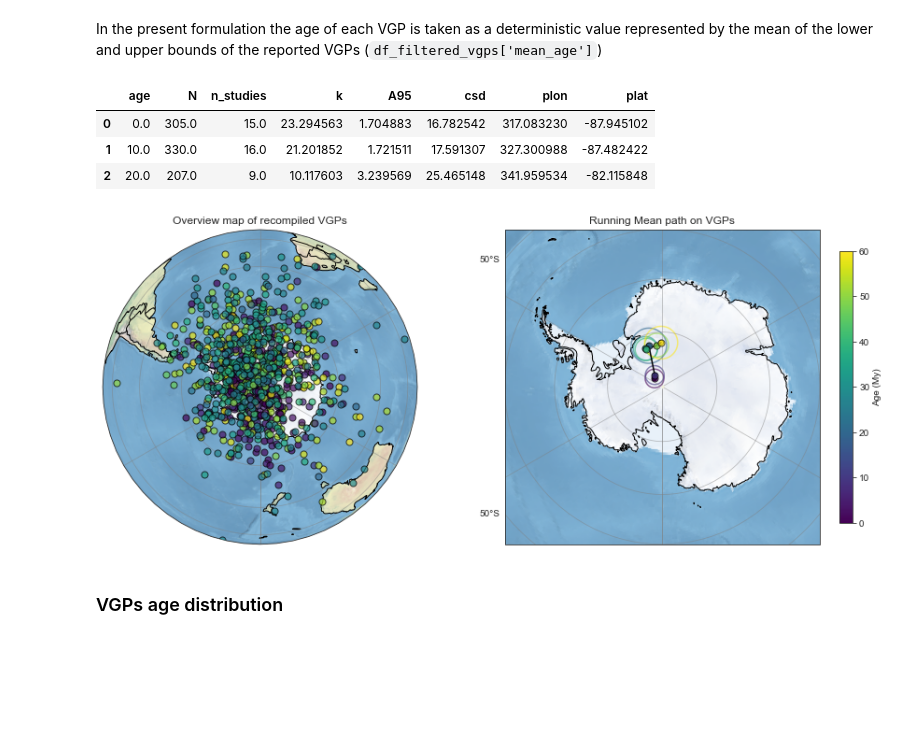
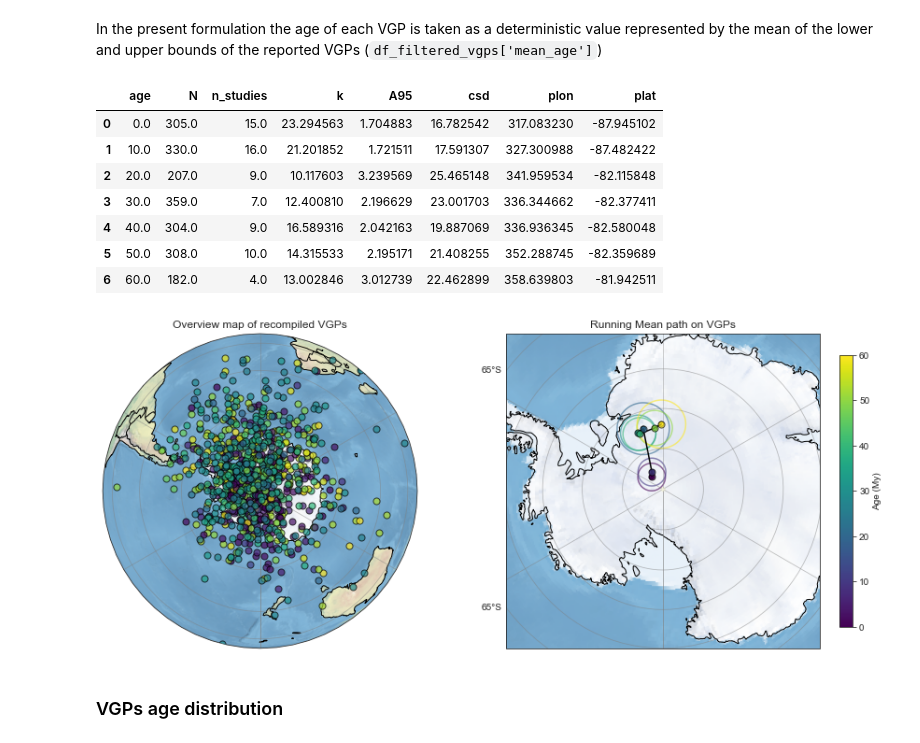
Before and after one commit to PolarWandering/Young_CEED, a Jupyter notebook: 4_APWP_vgp-based APWP.ipynb, the cells around one changed output. Cells and saved outputs as stored; diff of their text form; code cells hidden in the pictures; blank space fills up the shorter version.

```diff
--- a/4_APWP_vgp-based APWP.ipynb
+++ b/4_APWP_vgp-based APWP.ipynb
@@ -39,17 +39,21 @@ window_length = 20
 time_step = 10
 
 RM_on_VGP = running_mean_APWP(df_filtered_vgps, 'vgp_lon_SH', 'vgp_lat_SH', 'mean_age', window_length, time_step, max_age, min_age)
-RM_on_VGP.head(3)
+RM_on_VGP
 # %% [output]
 |  | age | N | n_studies | k | A95 | csd | plon | plat |
 | 0 | 0.0 | 305.0 | 15.0 | 23.294563 | 1.704883 | 16.782542 | 317.083230 | -87.945102 |
 | 1 | 10.0 | 330.0 | 16.0 | 21.201852 | 1.721511 | 17.591307 | 327.300988 | -87.482422 |
 | 2 | 20.0 | 207.0 | 9.0 | 10.117603 | 3.239569 | 25.465148 | 341.959534 | -82.115848 |
+| 3 | 30.0 | 359.0 | 7.0 | 12.400810 | 2.196629 | 23.001703 | 336.344662 | -82.377411 |
+| 4 | 40.0 | 304.0 | 9.0 | 16.589316 | 2.042163 | 19.887069 | 336.936345 | -82.580048 |
+| 5 | 50.0 | 308.0 | 10.0 | 14.315533 | 2.195171 | 21.408255 | 352.288745 | -82.359689 |
+| 6 | 60.0 | 182.0 | 4.0 | 13.002846 | 3.012739 | 22.462899 | 358.639803 | -81.942511 |
 # %%
-extent = [-180,180,-60,-60]
+extent = [-180,180,-70,-70]
 plot_VGPs_and_APWP(extent, df_filtered_vgps, RM_on_VGP)
 # %% [output]
-[figure, old version]
+[figure, new version]
 # %% [markdown]
 ### VGPs age distribution
 # %%
```
Also changed, not shown: parts of 6 cells of this notebook.
